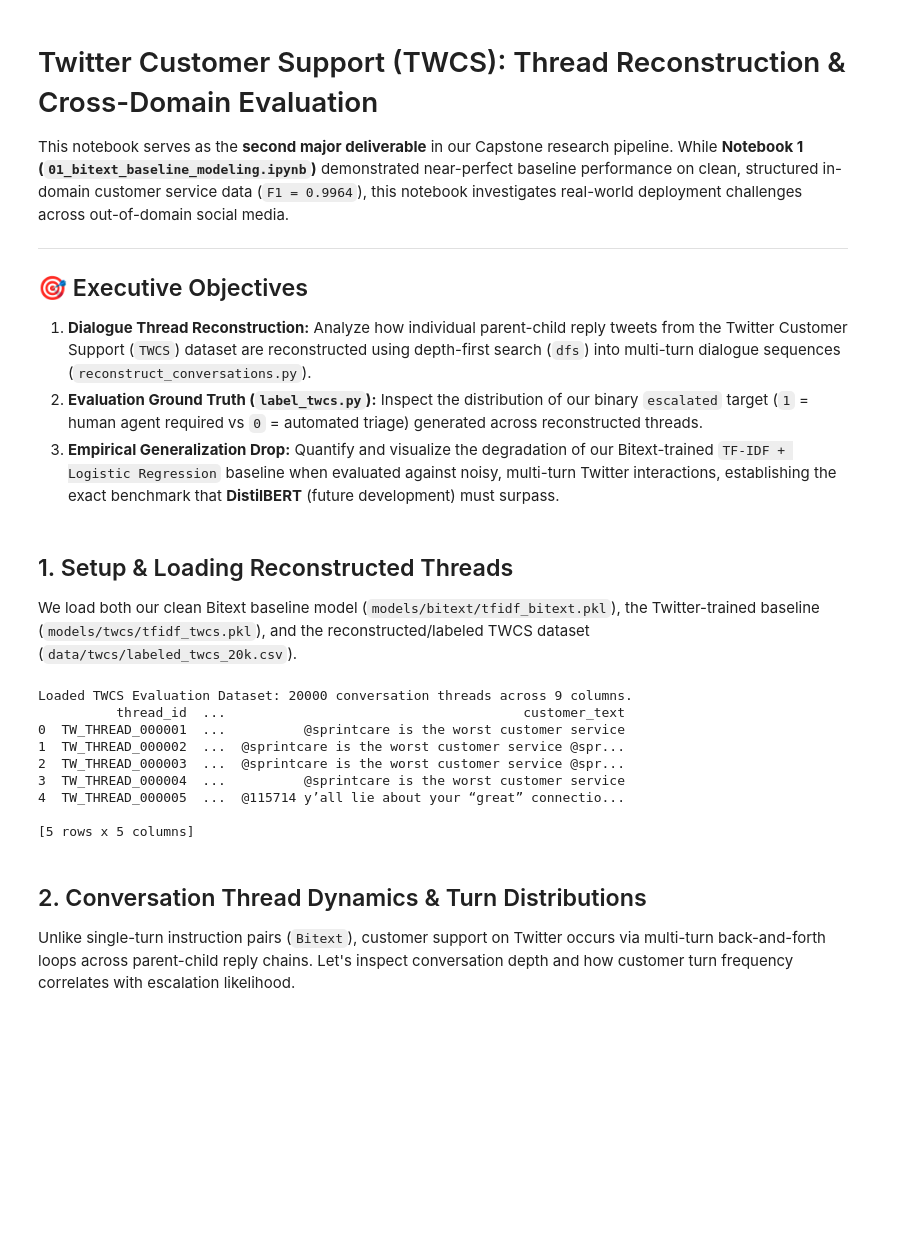
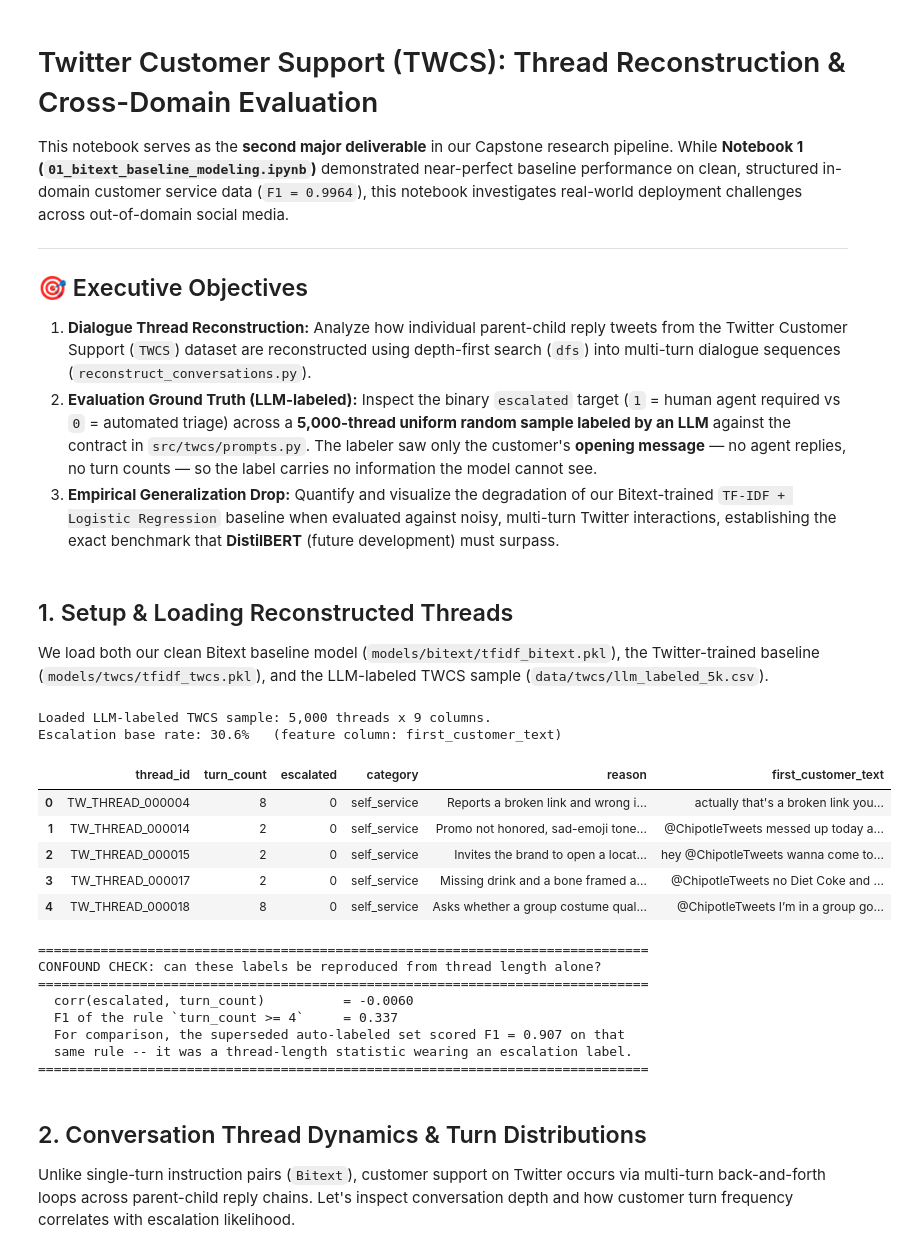
Before and after one commit to weirui828/human-loop, a Jupyter notebook: notebooks/02_twcs_baseline_modeling.ipynb, the cells around one changed output. Saved outputs shown, nothing was run; the diff lists cells and outputs as text; code cells hidden in the pictures; blank space fills up the shorter version.

```diff
--- a/notebooks/02_twcs_baseline_modeling.ipynb
+++ b/notebooks/02_twcs_baseline_modeling.ipynb
@@ -7,11 +7,11 @@ This notebook serves as the **second major deliverable** in our Capstone researc
 
 ## 🎯 Executive Objectives
 1. **Dialogue Thread Reconstruction:** Analyze how individual parent-child reply tweets from the Twitter Customer Support (`TWCS`) dataset are reconstructed using depth-first search (`dfs`) into multi-turn dialogue sequences (`reconstruct_conversations.py`).
-2. **Evaluation Ground Truth (`label_twcs.py`):** Inspect the distribution of our binary `escalated` target (`1` = human agent required vs `0` = automated triage) generated across reconstructed threads.
+2. **Evaluation Ground Truth (LLM-labeled):** Inspect the binary `escalated` target (`1` = human agent required vs `0` = automated triage) across a **5,000-thread uniform random sample labeled by an LLM** against the contract in `src/twcs/prompts.py`. The labeler saw only the customer's **opening message** — no agent replies, no turn counts — so the label carries no information the model cannot see.
 3. **Empirical Generalization Drop:** Quantify and visualize the degradation of our Bitext-trained `TF-IDF + Logistic Regression` baseline when evaluated against noisy, multi-turn Twitter interactions, establishing the exact benchmark that **DistilBERT** (future development) must surpass.
 # %% [markdown]
 ## 1. Setup & Loading Reconstructed Threads
-We load both our clean Bitext baseline model (`models/bitext/tfidf_bitext.pkl`), the Twitter-trained baseline (`models/twcs/tfidf_twcs.pkl`), and the reconstructed/labeled TWCS dataset (`data/twcs/labeled_twcs_20k.csv`).
+We load both our clean Bitext baseline model (`models/bitext/tfidf_bitext.pkl`), the Twitter-trained baseline (`models/twcs/tfidf_twcs.pkl`), and the LLM-labeled TWCS sample (`data/twcs/llm_labeled_5k.csv`).
 # %%
 import os
 import json
@@ -25,47 +25,80 @@ from sklearn.metrics import (
     roc_auc_score, accuracy_score, confusion_matrix, roc_curve
 )
 from sklearn.model_selection import cross_val_score
 from sklearn.feature_extraction.text import TfidfVectorizer
 from sklearn.linear_model import LogisticRegression
 from sklearn.pipeline import Pipeline
 
 # Set visual styling
 sns.set_theme(style="whitegrid", palette="deep")
 plt.rcParams.update({
     'font.size': 11,
     'axes.labelsize': 12,
     'axes.titlesize': 13,
     'xtick.labelsize': 10,
     'ytick.labelsize': 10,
     'figure.titlesize': 14
 })
 
-
 MODEL_PATH = '../models/bitext/tfidf_bitext.pkl'
 BITEXT_METRICS_PATH = '../models/bitext/bitext_metrics.json'
 TWCS_METRICS_PATH = '../models/twcs/twcs_metrics.json'
-TWCS_TEST_PATH = '../data/twcs/labeled_twcs_20k.csv'
+TWCS_TEST_PATH = '../data/twcs/llm_labeled_5k.csv'
+THREADS_PATH = '../data/twcs/reconstructed_threads_20k.csv'
 
-# Load artifacts
+# FEATURE COLUMN: the customer's opening message -- exactly what the LLM labeler saw.
+# `customer_text` (all customer turns concatenated) would hand the model text the labeler
+# never saw and reintroduce the length confound (r=0.819 with turn_count, vs r=0.065 here).
+TEXT_COLUMN = 'first_customer_text'
+
 baseline_model = joblib.load(MODEL_PATH)
 with open(BITEXT_METRICS_PATH, "r", encoding="utf-8") as f:
     bitext_metrics = json.load(f)["metrics"]
 with open(TWCS_METRICS_PATH, "r", encoding="utf-8") as f:
     twcs_in_domain_metrics = json.load(f)["metrics"]
 
 df_twcs = pd.read_csv(TWCS_TEST_PATH)
-print(f"Loaded TWCS Evaluation Dataset: {df_twcs.shape[0]} conversation threads across {df_twcs.shape[1]} columns.")
-display(df_twcs[["thread_id", "turn_count", "escalated", "reason", "customer_text"]].head())
+
+# Merge thread metadata (customer_turn_count, full_thread_text) for ANALYSIS AND DISPLAY ONLY.
+# None of it is a model feature and none of it was visible to the labeler.
+_threads = pd.read_csv(THREADS_PATH, usecols=["thread_id", "customer_turn_count", "full_thread_text"])
+df_twcs = df_twcs.merge(_threads, on="thread_id", how="left")
+
+print(f"Loaded LLM-labeled TWCS sample: {df_twcs.shape[0]:,d} threads x {df_twcs.shape[1]} columns.")
+print(f"Escalation base rate: {df_twcs['escalated'].mean():.1%}   (feature column: {TEXT_COLUMN})")
+display(df_twcs[["thread_id", "turn_count", "escalated", "category", "reason", TEXT_COLUMN]].head())
+
+# ---------------------------------------------------------------------------
+# CONFOUND CHECK -- the guard described in src/twcs/prompts.py
+# ---------------------------------------------------------------------------
+_corr = df_twcs["escalated"].corr(df_twcs["turn_count"])
+_rule = (df_twcs["turn_count"] >= 4).astype(int)
+_rule_f1 = f1_score(df_twcs["escalated"], _rule, average="binary")
+print("\n" + "=" * 78)
+print("CONFOUND CHECK: can these labels be reproduced from thread length alone?")
+print("=" * 78)
+print(f"  corr(escalated, turn_count)          = {_corr:+.4f}")
+print(f"  F1 of the rule `turn_count >= 4`     = {_rule_f1:.3f}")
+print("  For comparison, the superseded auto-labeled set scored F1 = 0.907 on that")
+print("  same rule -- it was a thread-length statistic wearing an escalation label.")
+print("=" * 78)
 # %% [output]
-Loaded TWCS Evaluation Dataset: 20000 conversation threads across 9 columns.
-          thread_id  ...                                      customer_text
-0  TW_THREAD_000001  ...          @sprintcare is the worst customer service
-1  TW_THREAD_000002  ...  @sprintcare is the worst customer service @spr...
-2  TW_THREAD_000003  ...  @sprintcare is the worst customer service @spr...
-3  TW_THREAD_000004  ...          @sprintcare is the worst customer service
-4  TW_THREAD_000005  ...  @115714 y’all lie about your “great” connectio...
-
-[5 rows x 5 columns]
+Loaded LLM-labeled TWCS sample: 5,000 threads x 9 columns.
+Escalation base rate: 30.6%   (feature column: first_customer_text)
+|  | thread_id | turn_count | escalated | category | reason | first_customer_text |
+| 0 | TW_THREAD_000004 | 8 | 0 | self_service | Reports a broken link and wrong i... | actually that's a broken link you... |
+| 1 | TW_THREAD_000014 | 2 | 0 | self_service | Promo not honored, sad-emoji tone... | @ChipotleTweets messed up today a... |
+| 2 | TW_THREAD_000015 | 2 | 0 | self_service | Invites the brand to open a locat... | hey @ChipotleTweets wanna come to... |
+| 3 | TW_THREAD_000017 | 2 | 0 | self_service | Missing drink and a bone framed a... | @ChipotleTweets no Diet Coke and ... |
+| 4 | TW_THREAD_000018 | 8 | 0 | self_service | Asks whether a group costume qual... | @ChipotleTweets I’m in a group go... |
+==============================================================================
+CONFOUND CHECK: can these labels be reproduced from thread length alone?
+==============================================================================
+  corr(escalated, turn_count)          = -0.0060
+  F1 of the rule `turn_count >= 4`     = 0.337
+  For comparison, the superseded auto-labeled set scored F1 = 0.907 on that
+  same rule -- it was a thread-length statistic wearing an escalation label.
+==============================================================================
 # %% [markdown]
 ## 2. Conversation Thread Dynamics & Turn Distributions
 Unlike single-turn instruction pairs (`Bitext`), customer support on Twitter occurs via multi-turn back-and-forth loops across parent-child reply chains. Let's inspect conversation depth and how customer turn frequency correlates with escalation likelihood.
```
Also changed, not shown: parts of 10 cells of this notebook, 20 other files.
